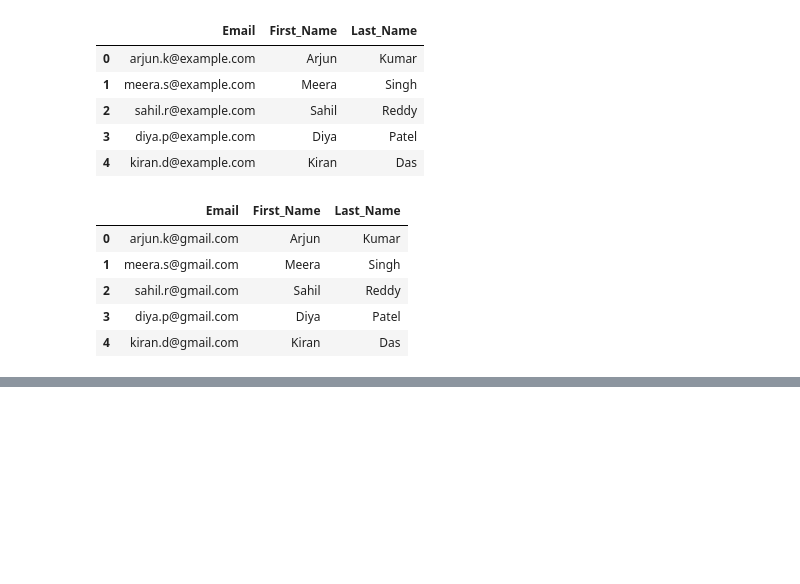
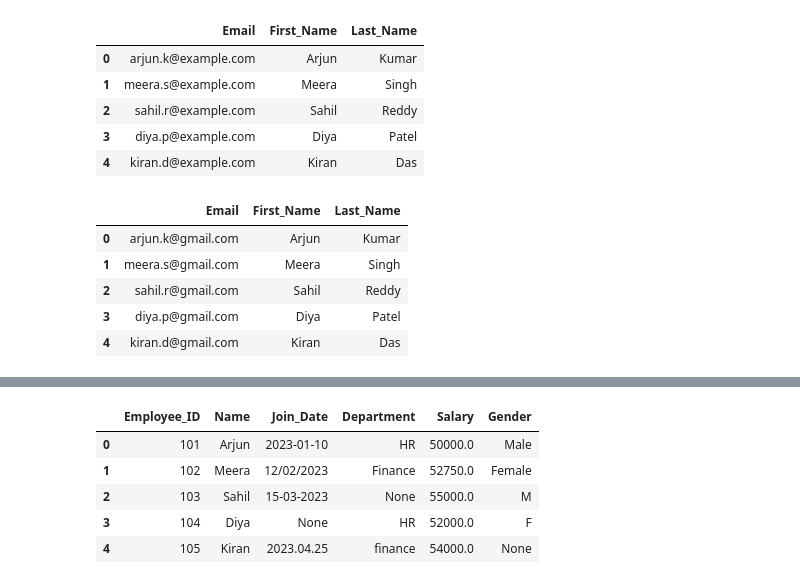
Before and after one commit to raviavaiya/Python-Learning, a Jupyter notebook: Problems/cleaning.ipynb, the cells around one changed output, grey strips where cells are left out. Saved outputs shown, nothing was run; the diff lists cells and outputs as text; code cells hidden in the pictures; blank space fills up the shorter version.

```diff
--- a/Problems/cleaning.ipynb
+++ b/Problems/cleaning.ipynb
@@ -595,0 +657,14 @@ df
+# %%
+import pandas as pd
+
+data = {
+    'Employee_ID': [101, 102, 103, 104, 105],
+    'Name': ['Arjun', 'Meera', 'Sahil', 'Diya', 'Kiran'],
+    'Join_Date': ['2023-01-10', '12/02/2023', '15-03-2023', None, '2023.04.25'],
+    'Department': ['HR', 'Finance', None, 'HR', 'finance'],
+    'Salary': [50000, None, 55000, 52000, 54000],
+    'Gender': ['Male', 'Female', 'M', 'F', None]
+}
+
+df = pd.DataFrame(data)
+print(df)
@@ -595,0 +687,11 @@ df
+# %%
+df['Salary']=df['Salary'].fillna(df['Salary'].mean())
+# %%
+df
+# %% [output]
+|  | Employee_ID | Name | Join_Date | Department | Salary | Gender |
+| 0 | 101 | Arjun | 2023-01-10 | HR | 50000.0 | Male |
+| 1 | 102 | Meera | 12/02/2023 | Finance | 52750.0 | Female |
+| 2 | 103 | Sahil | 15-03-2023 | None | 55000.0 | M |
+| 3 | 104 | Diya | None | HR | 52000.0 | F |
+| 4 | 105 | Kiran | 2023.04.25 | finance | 54000.0 | None |
```
Also changed, not shown: parts of 44 cells of this notebook.
